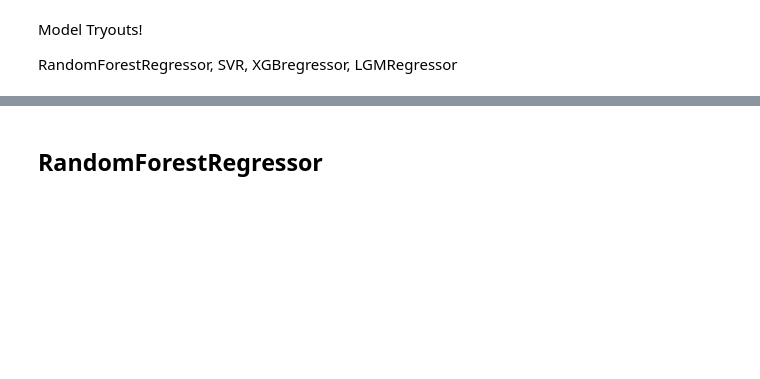
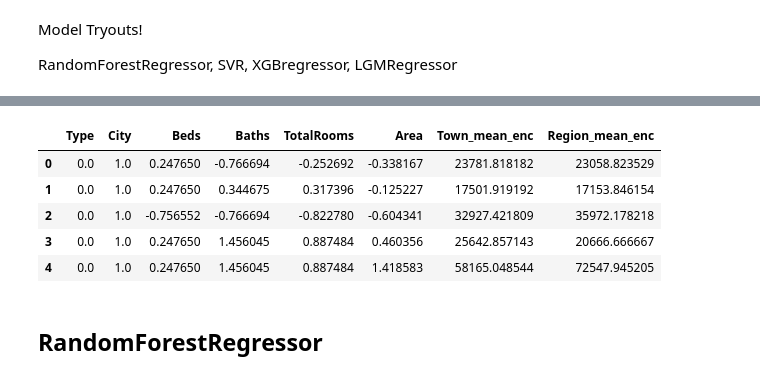
Before and after one commit to Tasfiq-K/BD-property-data-analysis-and-price-prediction, a Jupyter notebook: model_training.ipynb, the cells around one changed output, grey strips where cells are left out. Saved outputs shown, nothing was run; the diff lists cells and outputs as text; code cells hidden in the pictures; blank space fills up the shorter version.

```diff
--- a/model_training.ipynb
+++ b/model_training.ipynb
@@ -445,2 +546,14 @@ LGMRegressor
+# %%
+y_test = test_y.copy()
+X_test = transformer.transform(test_X)
+X_test = pd.DataFrame(data=X_test.copy(),  columns=transformer.get_feature_names_out())
+X_test.head()
+# %% [output]
+|  | Type | City | Beds | Baths | TotalRooms | Area | Town_mean_enc | Region_mean_enc |
+| 0 | 0.0 | 1.0 | 0.247650 | -0.766694 | -0.252692 | -0.338167 | 23781.818182 | 23058.823529 |
+| 1 | 0.0 | 1.0 | 0.247650 | 0.344675 | 0.317396 | -0.125227 | 17501.919192 | 17153.846154 |
+| 2 | 0.0 | 1.0 | -0.756552 | -0.766694 | -0.822780 | -0.604341 | 32927.421809 | 35972.178218 |
+| 3 | 0.0 | 1.0 | 0.247650 | 1.456045 | 0.887484 | 0.460356 | 25642.857143 | 20666.666667 |
+| 4 | 0.0 | 1.0 | 0.247650 | 1.456045 | 0.887484 | 1.418583 | 58165.048544 | 72547.945205 |
 # %% [markdown]
 ## RandomForestRegressor
```
Also changed, not shown: parts of 66 cells of this notebook.
